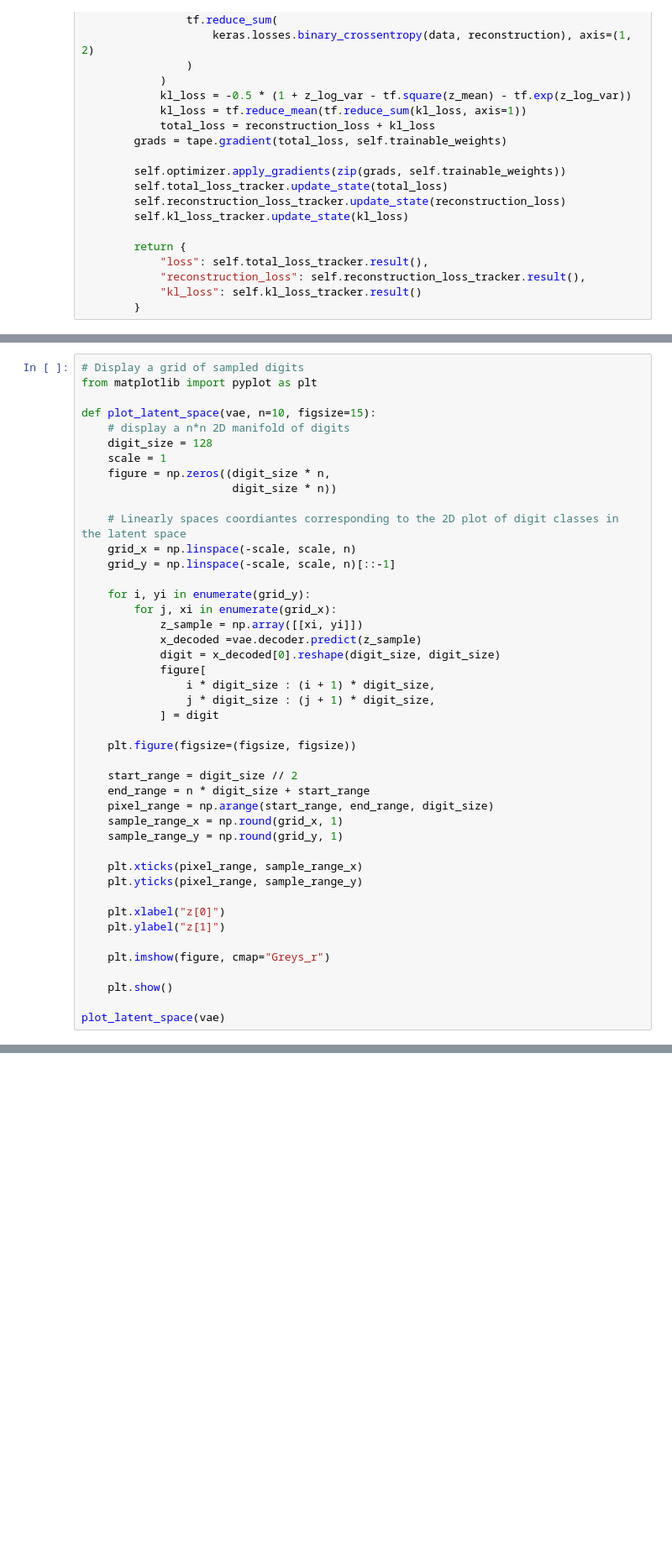
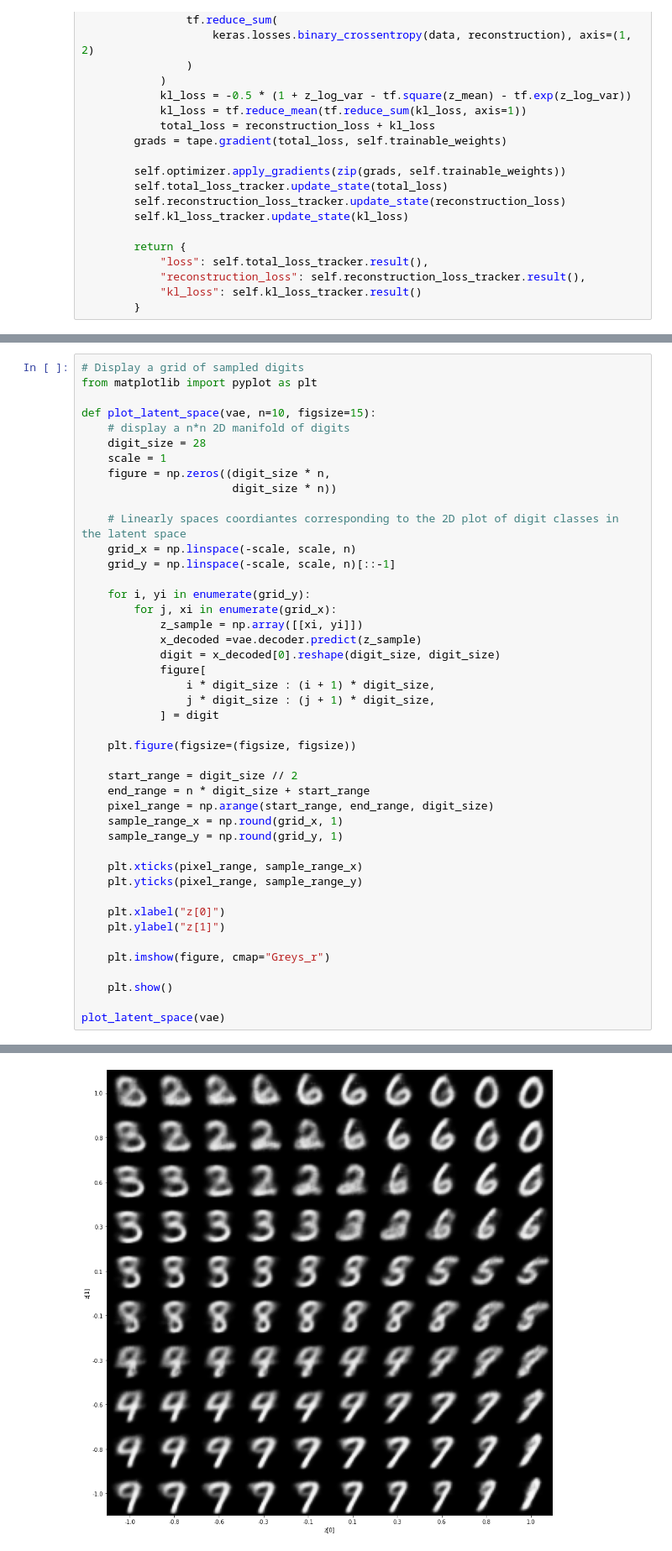
Before and after one commit to ThomasAlbin/Space-Tools, a Jupyter notebook: Variational_AutoEncoder.ipynb, the cells around one changed output, grey strips where cells are left out. Shown at 84% size. Saved outputs shown, nothing was run; the diff lists cells and outputs as text; blank space fills up the shorter version.

```diff
--- a/Variational_AutoEncoder.ipynb
+++ b/Variational_AutoEncoder.ipynb
@@ -201,7 +206,7 @@ from matplotlib import pyplot as plt
 
 def plot_latent_space(vae, n=10, figsize=15):
     # display a n*n 2D manifold of digits
-    digit_size = 128
+    digit_size = 28
     scale = 1
     figure = np.zeros((digit_size * n,
                        digit_size * n))
@@ -239,3 +244,4 @@ def plot_latent_space(vae, n=10, figsize=15):
     plt.show()
 
 plot_latent_space(vae)
+# %% [output]
@@ -242,3 +265,4 @@ plot_latent_space(vae)
+[figure, added]
 # %%
 # Display how the latent space clustern different digit classes
 def plot_label_clusters(vae, data, labels):
```
Also changed, not shown: parts of 4 cells of this notebook.
